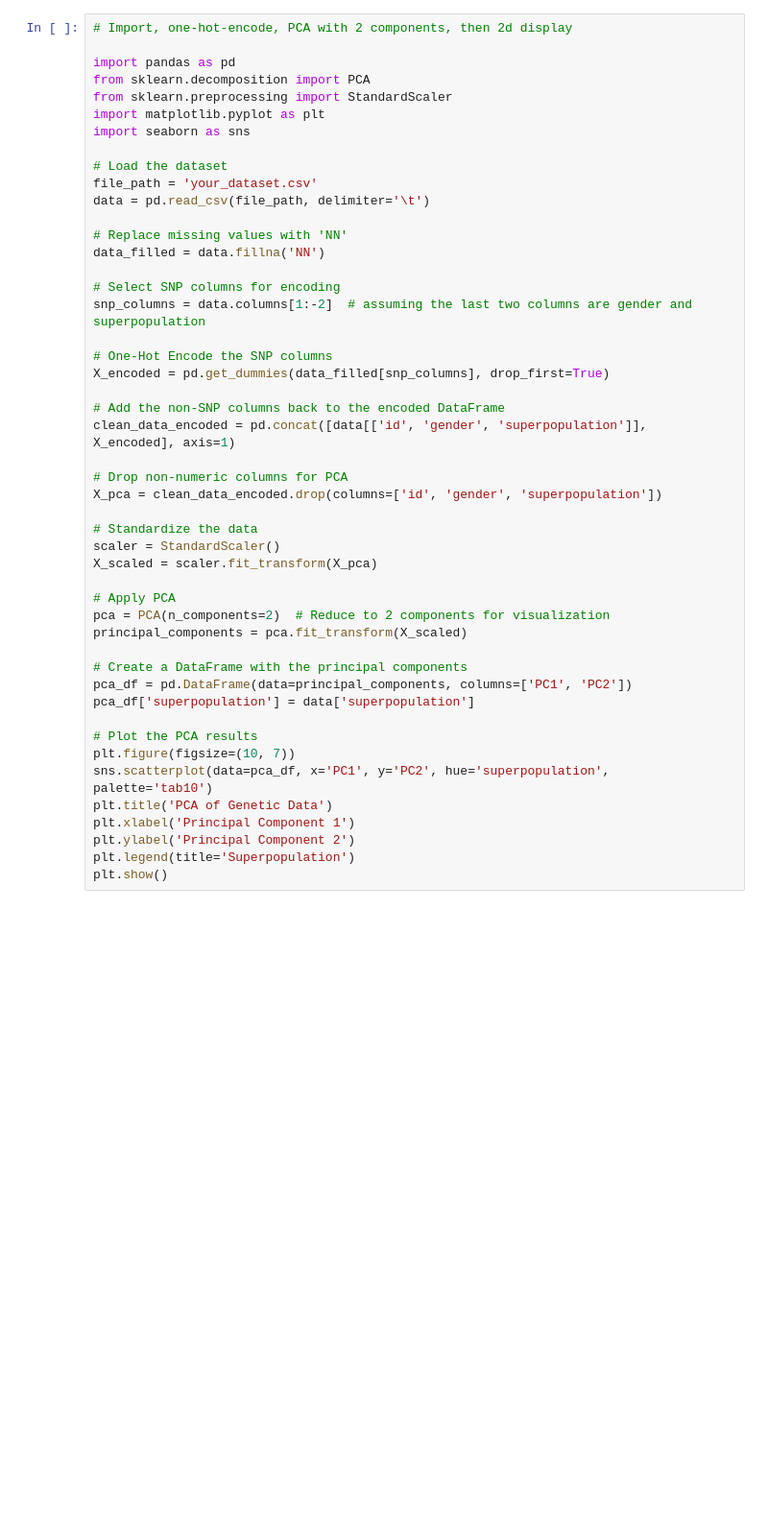
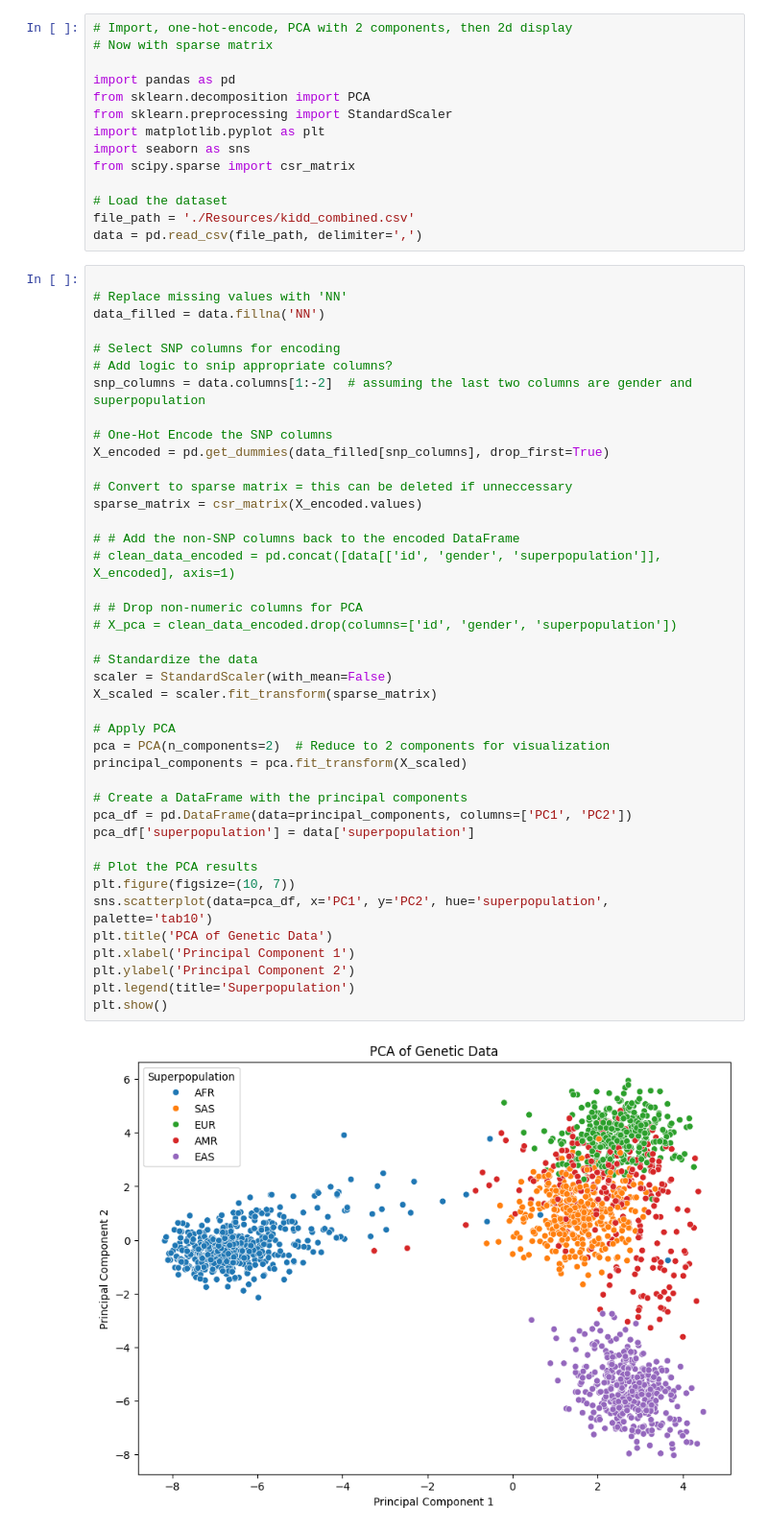
Before and after one commit to K-G-Witt/project4-team1, a Jupyter notebook: PCA.ipynb, the cells around one changed output. Shown at 96% size. Drawn from its saved outputs; the diff is of its cells as text; blank space fills up the shorter version.

Commit message:
sparse matrix added

```diff
--- a/PCA.ipynb
+++ b/PCA.ipynb
@@ -24,51 +24,60 @@
 # # Estimate the size of the encoded DataFrame
 # print(f'Estimated number of columns after one-hot encoding: {clean_data_encoded.shape[1]}')
 # print(f'Estimated dataset size: {clean_data_encoded.memory_usage(deep=True).sum() / 1024:.2f} KB')
+# %%
+# Import, one-hot-encode, PCA with 2 components, then 2d display
+# Now with sparse matrix
+
+import pandas as pd
+from sklearn.decomposition import PCA
+from sklearn.preprocessing import StandardScaler
+import matplotlib.pyplot as plt
+import seaborn as sns
+from scipy.sparse import csr_matrix
+
+# Load the dataset
+file_path = './Resources/kidd_combined.csv'
+data = pd.read_csv(file_path, delimiter=',')
 # %%
-# Import, one-hot-encode, PCA with 2 components, then 2d display
-
-import pandas as pd
-from sklearn.decomposition import PCA
-from sklearn.preprocessing import StandardScaler
-import matplotlib.pyplot as plt
-import seaborn as sns
-
-# Load the dataset
-file_path = 'your_dataset.csv'
-data = pd.read_csv(file_path, delimiter='\t')
 
 # Replace missing values with 'NN'
 data_filled = data.fillna('NN')
 
 # Select SNP columns for encoding
+# Add logic to snip appropriate columns?
 snp_columns = data.columns[1:-2]  # assuming the last two columns are gender and superpopulation
 
 # One-Hot Encode the SNP columns
 X_encoded = pd.get_dummies(data_filled[snp_columns], drop_first=True)
 
-# Add the non-SNP columns back to the encoded DataFrame
-clean_data_encoded = pd.concat([data[['id', 'gender', 'superpopulation']], X_encoded], axis=1)
+# Convert to sparse matrix = this can be deleted if unneccessary
+sparse_matrix = csr_matrix(X_encoded.values)
 
-# Drop non-numeric columns for PCA
-X_pca = clean_data_encoded.drop(columns=['id', 'gender', 'superpopulation'])
+# # Add the non-SNP columns back to the encoded DataFrame
+# clean_data_encoded = pd.concat([data[['id', 'gender', 'superpopulation']], X_encoded], axis=1)
+
+# # Drop non-numeric columns for PCA
+# X_pca = clean_data_encoded.drop(columns=['id', 'gender', 'superpopulation'])
 
 # Standardize the data
-scaler = StandardScaler()
-X_scaled = scaler.fit_transform(X_pca)
+scaler = StandardScaler(with_mean=False)
+X_scaled = scaler.fit_transform(sparse_matrix)
 
 # Apply PCA
 pca = PCA(n_components=2)  # Reduce to 2 components for visualization
 principal_components = pca.fit_transform(X_scaled)
 
 # Create a DataFrame with the principal components
 pca_df = pd.DataFrame(data=principal_components, columns=['PC1', 'PC2'])
 pca_df['superpopulation'] = data['superpopulation']
 
 # Plot the PCA results
 plt.figure(figsize=(10, 7))
 sns.scatterplot(data=pca_df, x='PC1', y='PC2', hue='superpopulation', palette='tab10')
 plt.title('PCA of Genetic Data')
 plt.xlabel('Principal Component 1')
 plt.ylabel('Principal Component 2')
 plt.legend(title='Superpopulation')
 plt.show()
+# %% [output]
+[figure, added]
```
Also changed, not shown: parts of 4 cells of this notebook.
